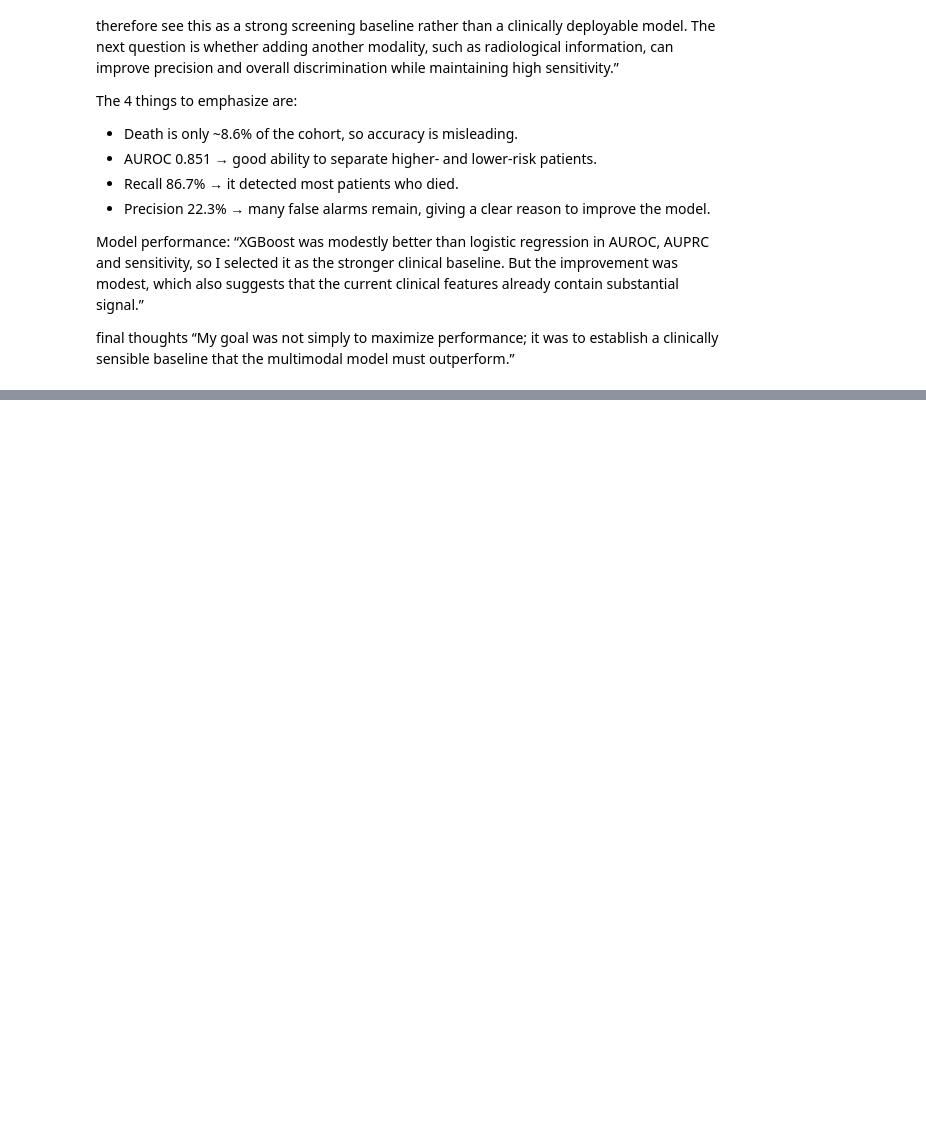
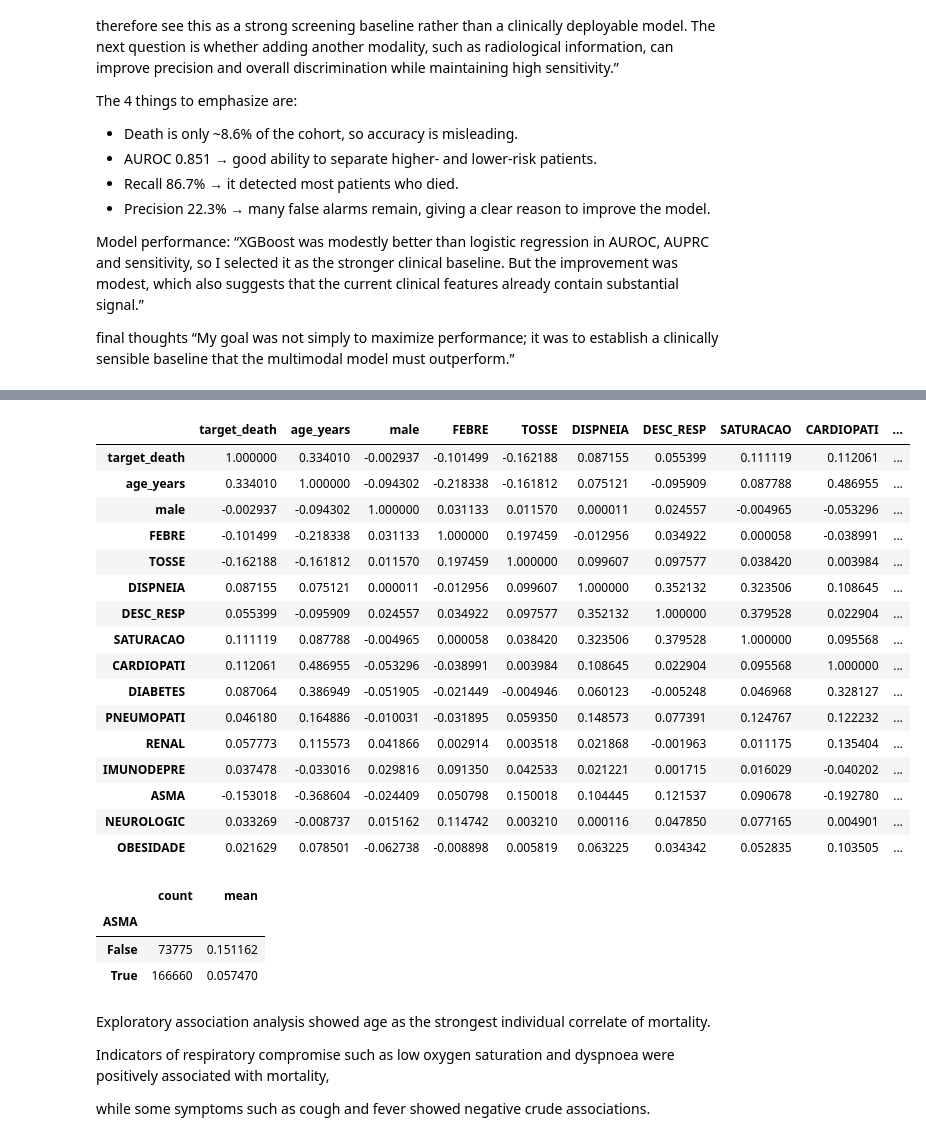
Before and after one commit to JohnsonNithin/Episentinel-SARI-AI, a Jupyter notebook: notebooks/01_data_understanding.ipynb, the cells around one changed output, grey strips where cells are left out. Drawn from its saved outputs; the diff is of its cells as text; code cells hidden in the pictures; blank space fills up the shorter version.

```diff
--- a/notebooks/01_data_understanding.ipynb
+++ b/notebooks/01_data_understanding.ipynb
@@ -1009,0 +1190,25 @@ final thoughts
+# %%
+correlation_features = [
+    "target_death",
+    "age_years",
+    "male",
+
+    # Symptoms
+    "FEBRE",
+    "TOSSE",
+    "DISPNEIA",
+    "DESC_RESP",
+    "SATURACAO",
+
+    # Comorbidities
+    "CARDIOPATI",
+    "DIABETES",
+    "PNEUMOPATI",
+    "RENAL",
+    "IMUNODEPRE",
+    "ASMA",
+    "NEUROLOGIC",
+    "OBESIDADE",
+]
+
+corr_df = df_model[correlation_features].copy()
@@ -1009,0 +1241,36 @@ final thoughts
+# %%
+corr_df.corr()
+# %% [output]
+|  | target_death | age_years | male | FEBRE | TOSSE | DISPNEIA | DESC_RESP | SATURACAO | CARDIOPATI | ... |
+| target_death | 1.000000 | 0.334010 | -0.002937 | -0.101499 | -0.162188 | 0.087155 | 0.055399 | 0.111119 | 0.112061 | ... |
+| age_years | 0.334010 | 1.000000 | -0.094302 | -0.218338 | -0.161812 | 0.075121 | -0.095909 | 0.087788 | 0.486955 | ... |
+| male | -0.002937 | -0.094302 | 1.000000 | 0.031133 | 0.011570 | 0.000011 | 0.024557 | -0.004965 | -0.053296 | ... |
+| FEBRE | -0.101499 | -0.218338 | 0.031133 | 1.000000 | 0.197459 | -0.012956 | 0.034922 | 0.000058 | -0.038991 | ... |
+| TOSSE | -0.162188 | -0.161812 | 0.011570 | 0.197459 | 1.000000 | 0.099607 | 0.097577 | 0.038420 | 0.003984 | ... |
+| DISPNEIA | 0.087155 | 0.075121 | 0.000011 | -0.012956 | 0.099607 | 1.000000 | 0.352132 | 0.323506 | 0.108645 | ... |
+| DESC_RESP | 0.055399 | -0.095909 | 0.024557 | 0.034922 | 0.097577 | 0.352132 | 1.000000 | 0.379528 | 0.022904 | ... |
+| SATURACAO | 0.111119 | 0.087788 | -0.004965 | 0.000058 | 0.038420 | 0.323506 | 0.379528 | 1.000000 | 0.095568 | ... |
+| CARDIOPATI | 0.112061 | 0.486955 | -0.053296 | -0.038991 | 0.003984 | 0.108645 | 0.022904 | 0.095568 | 1.000000 | ... |
+| DIABETES | 0.087064 | 0.386949 | -0.051905 | -0.021449 | -0.004946 | 0.060123 | -0.005248 | 0.046968 | 0.328127 | ... |
+| PNEUMOPATI | 0.046180 | 0.164886 | -0.010031 | -0.031895 | 0.059350 | 0.148573 | 0.077391 | 0.124767 | 0.122232 | ... |
+| RENAL | 0.057773 | 0.115573 | 0.041866 | 0.002914 | 0.003518 | 0.021868 | -0.001963 | 0.011175 | 0.135404 | ... |
+| IMUNODEPRE | 0.037478 | -0.033016 | 0.029816 | 0.091350 | 0.042533 | 0.021221 | 0.001715 | 0.016029 | -0.040202 | ... |
+| ASMA | -0.153018 | -0.368604 | -0.024409 | 0.050798 | 0.150018 | 0.104445 | 0.121537 | 0.090678 | -0.192780 | ... |
+| NEUROLOGIC | 0.033269 | -0.008737 | 0.015162 | 0.114742 | 0.003210 | 0.000116 | 0.047850 | 0.077165 | 0.004901 | ... |
+| OBESIDADE | 0.021629 | 0.078501 | -0.062738 | -0.008898 | 0.005819 | 0.063225 | 0.034342 | 0.052835 | 0.103505 | ... |
+# %%
+df_model.groupby(
+    df_model["ASMA"].isna()
+)["target_death"].agg(["count", "mean"])
+# %% [output]
+|  | count | mean |
+| ASMA |  |  |
+| False | 73775 | 0.151162 |
+| True | 166660 | 0.057470 |
+# %% [markdown]
+
+Exploratory association analysis showed age as the strongest individual correlate of mortality.
+
+Indicators of respiratory compromise such as low oxygen saturation and dyspnoea were positively associated with mortality,
+
+while some symptoms such as cough and fever showed negative crude associations.
```
Also changed, not shown: parts of 57 cells of this notebook, 3 other files.
